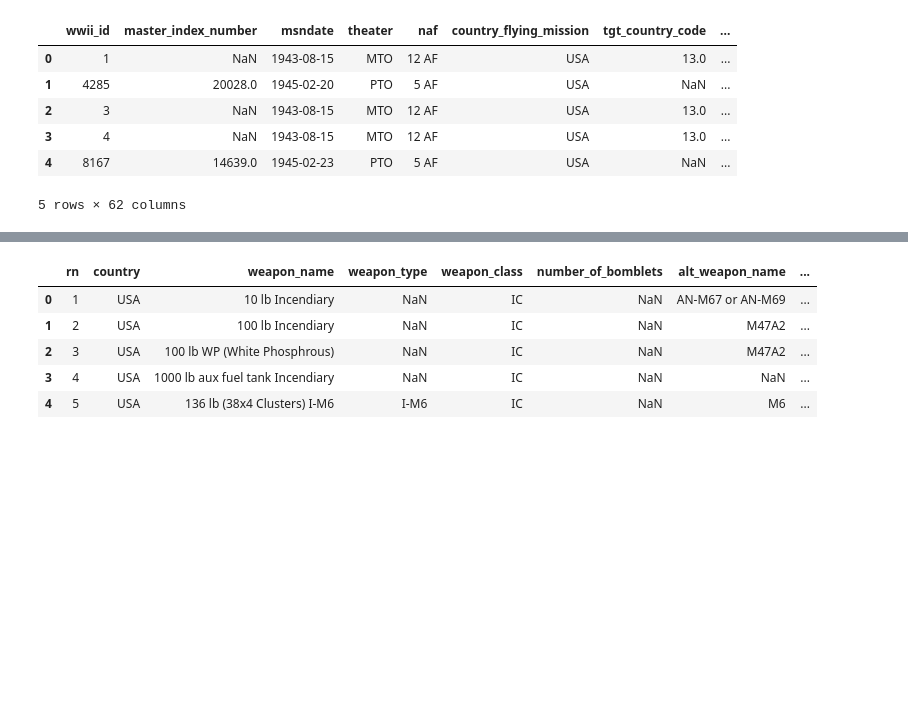
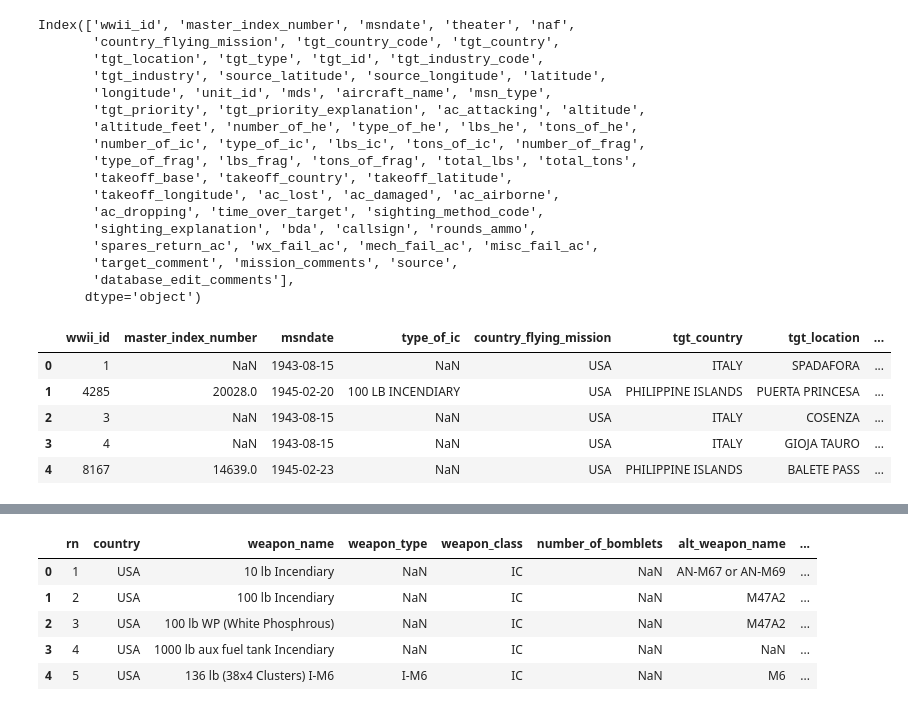
Before and after one commit to Danfurm/ETL_WW2_Weather, a Jupyter notebook: Data/Engy's.ipynb, the cells around one changed output, grey strips where cells are left out. Cells and saved outputs as stored; diff of their text form; code cells hidden in the pictures; blank space fills up the shorter version.

```diff
--- a/Data/Engy's.ipynb
+++ b/Data/Engy's.ipynb
@@ -3,12 +3,36 @@ import pandas as pd
 # %%
 thor_wwii_data_clean=pd.read_csv("WW2_Missions/data/thor_wwii_data_clean.csv")
 
-thor_wwii_data_clean.head()
+thor_wwii_data_clean.columns
 # %% [output]
-|  | wwii_id | master_index_number | msndate | theater | naf | country_flying_mission | tgt_country_code | ... |
-| 0 | 1 | NaN | 1943-08-15 | MTO | 12 AF | USA | 13.0 | ... |
-| 1 | 4285 | 20028.0 | 1945-02-20 | PTO | 5 AF | USA | NaN | ... |
-| 2 | 3 | NaN | 1943-08-15 | MTO | 12 AF | USA | 13.0 | ... |
-| 3 | 4 | NaN | 1943-08-15 | MTO | 12 AF | USA | 13.0 | ... |
-| 4 | 8167 | 14639.0 | 1945-02-23 | PTO | 5 AF | USA | NaN | ... |
-5 rows × 62 columns
+Index(['wwii_id', 'master_index_number', 'msndate', 'theater', 'naf',
+       'country_flying_mission', 'tgt_country_code', 'tgt_country',
+       'tgt_location', 'tgt_type', 'tgt_id', 'tgt_industry_code',
+       'tgt_industry', 'source_latitude', 'source_longitude', 'latitude',
+       'longitude', 'unit_id', 'mds', 'aircraft_name', 'msn_type',
+       'tgt_priority', 'tgt_priority_explanation', 'ac_attacking', 'altitude',
+       'altitude_feet', 'number_of_he', 'type_of_he', 'lbs_he', 'tons_of_he',
+       'number_of_ic', 'type_of_ic', 'lbs_ic', 'tons_of_ic', 'number_of_frag',
+       'type_of_frag', 'lbs_frag', 'tons_of_frag', 'total_lbs', 'total_tons',
+       'takeoff_base', 'takeoff_country', 'takeoff_latitude',
+       'takeoff_longitude', 'ac_lost', 'ac_damaged', 'ac_airborne',
+       'ac_dropping', 'time_over_target', 'sighting_method_code',
+       'sighting_explanation', 'bda', 'callsign', 'rounds_ammo',
+       'spares_return_ac', 'wx_fail_ac', 'mech_fail_ac', 'misc_fail_ac',
+       'target_comment', 'mission_comments', 'source',
+       'database_edit_comments'],
+      dtype='object')
+# %%
+# cleaning the thor_wwii_data_clean
+mession = pd.DataFrame(thor_wwii_data_clean, columns=["wwii_id","master_index_number","msndate","type_of_ic",
+                                                      "country_flying_mission","tgt_country","tgt_location",
+                                                     "tgt_type","source_latitude","source_longitude",
+                                                     "latitude","longitude","unit_id"])
+mession.head()
+# %% [output]
+|  | wwii_id | master_index_number | msndate | type_of_ic | country_flying_mission | tgt_country | tgt_location | ... |
+| 0 | 1 | NaN | 1943-08-15 | NaN | USA | ITALY | SPADAFORA | ... |
+| 1 | 4285 | 20028.0 | 1945-02-20 | 100 LB INCENDIARY | USA | PHILIPPINE ISLANDS | PUERTA PRINCESA | ... |
+| 2 | 3 | NaN | 1943-08-15 | NaN | USA | ITALY | COSENZA | ... |
+| 3 | 4 | NaN | 1943-08-15 | NaN | USA | ITALY | GIOJA TAURO | ... |
+| 4 | 8167 | 14639.0 | 1945-02-23 | NaN | USA | PHILIPPINE ISLANDS | BALETE PASS | ... |
```
Also changed, not shown: parts of 11 cells of this notebook.
